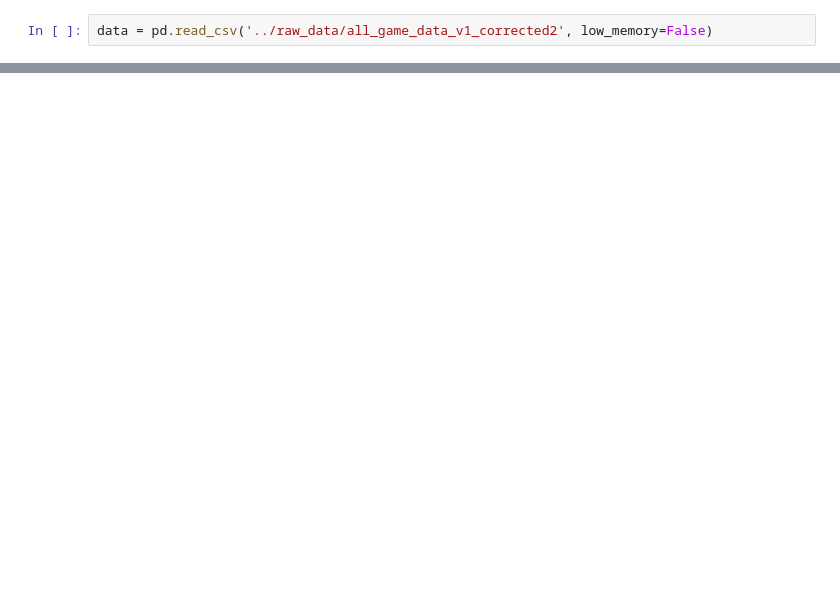
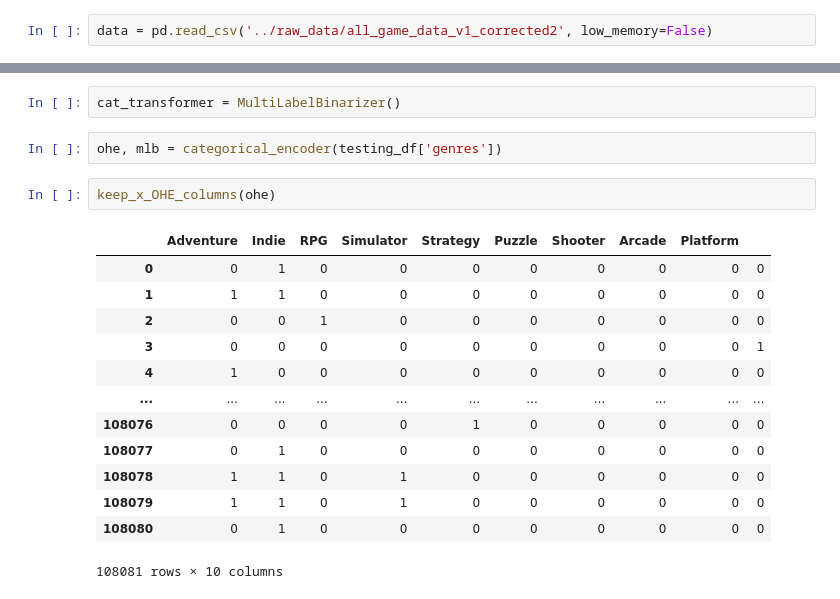
Before and after one commit to Ant-mel/legendary_game_recs, a Jupyter notebook: notebooks/ant_pipeline.ipynb, the cells around one changed output, grey strips where cells are left out. Cells and saved outputs as stored; diff of their text form; blank space fills up the shorter version.

```diff
--- a/notebooks/ant_pipeline.ipynb
+++ b/notebooks/ant_pipeline.ipynb
@@ -71,0 +144,20 @@ pipeline2 = make_pipeline(pipeline, column_cleaner)
+# %%
+cat_transformer = MultiLabelBinarizer()
+# %%
+ohe, mlb = categorical_encoder(testing_df['genres'])
+# %%
+keep_x_OHE_columns(ohe)
+# %% [output]
+|  | Adventure | Indie | RPG | Simulator | Strategy | Puzzle | Shooter | Arcade | Platform |  |
+| 0 | 0 | 1 | 0 | 0 | 0 | 0 | 0 | 0 | 0 | 0 |
+| 1 | 1 | 1 | 0 | 0 | 0 | 0 | 0 | 0 | 0 | 0 |
+| 2 | 0 | 0 | 1 | 0 | 0 | 0 | 0 | 0 | 0 | 0 |
+| 3 | 0 | 0 | 0 | 0 | 0 | 0 | 0 | 0 | 0 | 1 |
+| 4 | 1 | 0 | 0 | 0 | 0 | 0 | 0 | 0 | 0 | 0 |
+| ... | ... | ... | ... | ... | ... | ... | ... | ... | ... | ... |
+| 108076 | 0 | 0 | 0 | 0 | 1 | 0 | 0 | 0 | 0 | 0 |
+| 108077 | 0 | 1 | 0 | 0 | 0 | 0 | 0 | 0 | 0 | 0 |
+| 108078 | 1 | 1 | 0 | 1 | 0 | 0 | 0 | 0 | 0 | 0 |
+| 108079 | 1 | 1 | 0 | 1 | 0 | 0 | 0 | 0 | 0 | 0 |
+| 108080 | 0 | 1 | 0 | 0 | 0 | 0 | 0 | 0 | 0 | 0 |
+108081 rows × 10 columns
```
Also changed, not shown: parts of 10 cells of this notebook.
